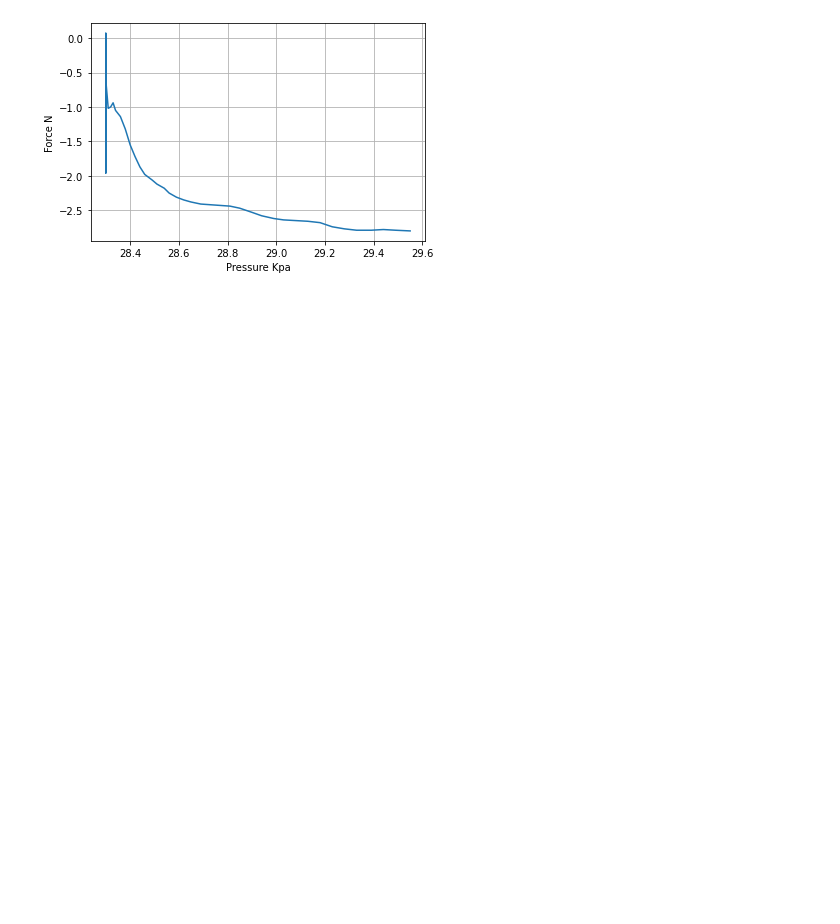
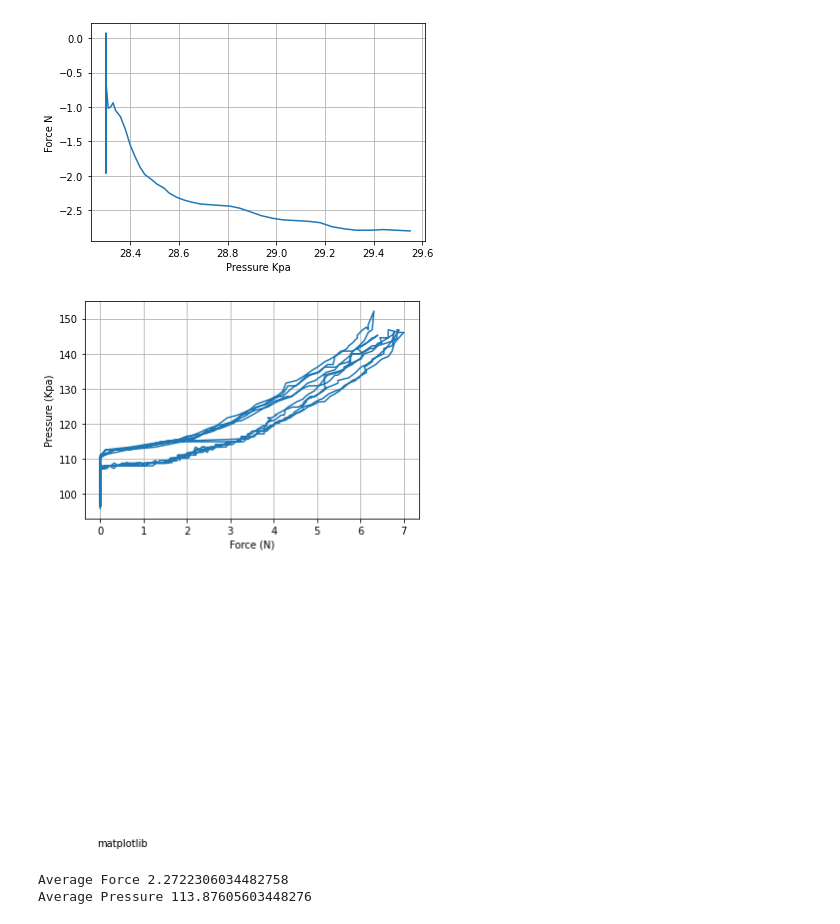
Before and after one commit to bilaltahseen/SoftActuator-Testing-Kit, a Jupyter notebook: GraphPlot.ipynb, the cells around one changed output. Drawn from its saved outputs; the diff is of its cells as text; code cells hidden in the pictures; blank space fills up the shorter version.

Commit message:
Force Reading From FSR

```diff
--- a/GraphPlot.ipynb
+++ b/GraphPlot.ipynb
@@ -42,3 +42,21 @@ plt.grid()
 plt.show()
 # %% [output]
 [figure]
+# %%
+data = pd.read_csv('entry_1.csv',header=None)
+# %%
+plt.plot(data[0],data[1])
+plt.xlabel('Force (N)')
+plt.ylabel('Pressure (Kpa)')
+plt.text(0.5, 0.5, 'matplotlib', horizontalalignment='center',verticalalignment='center')
+# plt.text(1,0.5,f'Average Pressure',np.average(data[1]))
+plt.grid()
+plt.show()
+# %% [output]
+[figure, added]
+# %%
+print('Average Force',np.average(data[0]))
+print('Average Pressure',np.average(data[1]))
+# %% [output]
+Average Force 2.2722306034482758
+Average Pressure 113.87605603448276
```
Also changed, not shown: 5 other files.
